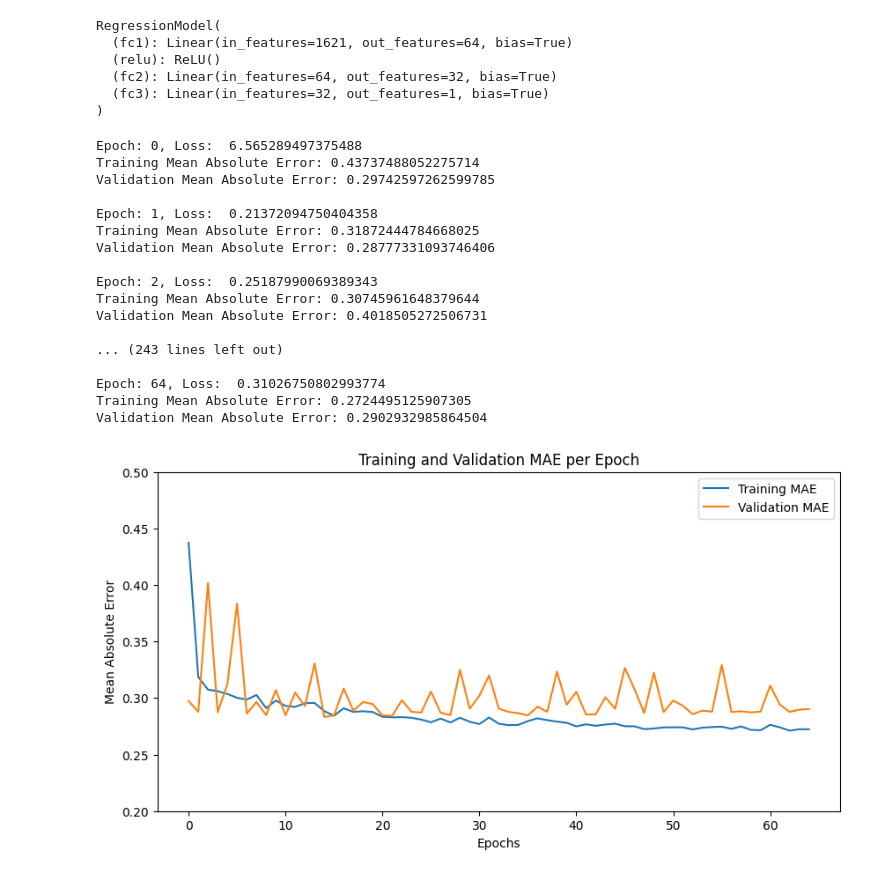
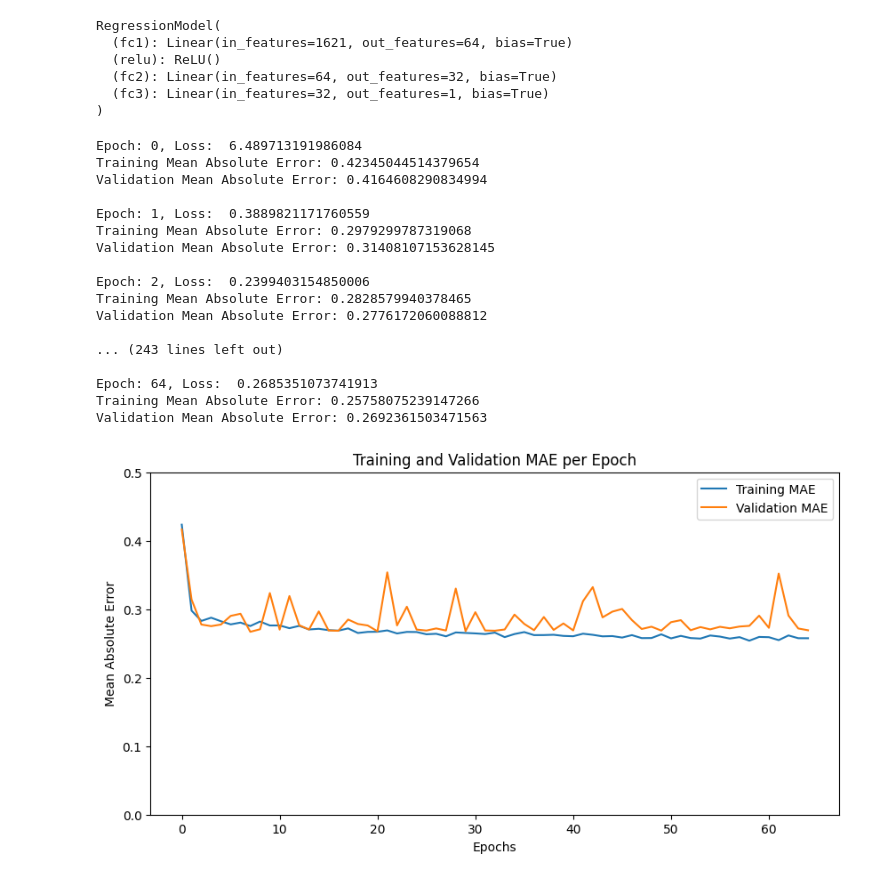
Before and after one commit to mdaffarudiyanto/anime_score_prediction, a Jupyter notebook: MuhammadDaffaRudiyanto_dsfinal_main_model.ipynb, the cells around one changed output. Saved outputs shown, nothing was run; the diff lists cells and outputs as text; code cells hidden in the pictures.

```diff
--- a/MuhammadDaffaRudiyanto_dsfinal_main_model.ipynb
+++ b/MuhammadDaffaRudiyanto_dsfinal_main_model.ipynb
@@ -509,6 +533,3 @@ combined_features = np.concatenate((synopsis_embeddings, other_features), axis=1
 # %%
 X_dl = combined_features
 y_dl = df['Score'].values.astype('float32')
-# %%
-# X_train, X_test, y_train, y_test = train_test_split(X_dl, y_dl, train_size=0.8, random_state=SEED)
-X_train, X_test, y_train, y_test = train_test_split(X_dl, y_dl, train_size=0.8, random_state=SEED, stratify = df['bins_score'])
@@ -618,38 +655,38 @@ for epoch in range(65):
     print(f'Validation Mean Absolute Error: {validation_mae}\n')
     outputs = np.squeeze(outputs)  # Convert outputs to a 1D array for regression metrics
 # %% [output]
-Epoch: 0, Loss:  6.565289497375488
-Training Mean Absolute Error: 0.43737488052275714
-Validation Mean Absolute Error: 0.29742597262599785
+Epoch: 0, Loss:  6.489713191986084
+Training Mean Absolute Error: 0.42345044514379654
+Validation Mean Absolute Error: 0.4164608290834994
 
-Epoch: 1, Loss:  0.21372094750404358
-Training Mean Absolute Error: 0.31872444784668025
-Validation Mean Absolute Error: 0.28777331093746406
+Epoch: 1, Loss:  0.3889821171760559
+Training Mean Absolute Error: 0.2979299787319068
+Validation Mean Absolute Error: 0.31408107153628145
 
-Epoch: 2, Loss:  0.25187990069389343
-Training Mean Absolute Error: 0.30745961648379644
-Validation Mean Absolute Error: 0.4018505272506731
+Epoch: 2, Loss:  0.2399403154850006
+Training Mean Absolute Error: 0.2828579940378465
+Validation Mean Absolute Error: 0.2776172060088812
 
 ... (243 lines left out)
 
-Epoch: 64, Loss:  0.31026750802993774
-Training Mean Absolute Error: 0.2724495125907305
-Validation Mean Absolute Error: 0.2902932985864504
+Epoch: 64, Loss:  0.2685351073741913
+Training Mean Absolute Error: 0.25758075239147266
+Validation Mean Absolute Error: 0.2692361503471563
 # %%
 import matplotlib.pyplot as plt
 
 # Plotting the metrics
 plt.figure(figsize=(10, 5))
 plt.plot(training_mae_list, label='Training MAE')
 plt.plot(validation_mae_list, label='Validation MAE')
 plt.title('Training and Validation MAE per Epoch')
 plt.xlabel('Epochs')
 plt.ylabel('Mean Absolute Error')
-plt.ylim(0.2, 0.5)
+plt.ylim(0, 0.5)
 plt.legend()
 plt.show()
 # %% [output]
-[figure, old version]
+[figure, new version]
 # %%
 # @title
 # # Training loop
```
Also changed, not shown: parts of 5 cells of this notebook.
